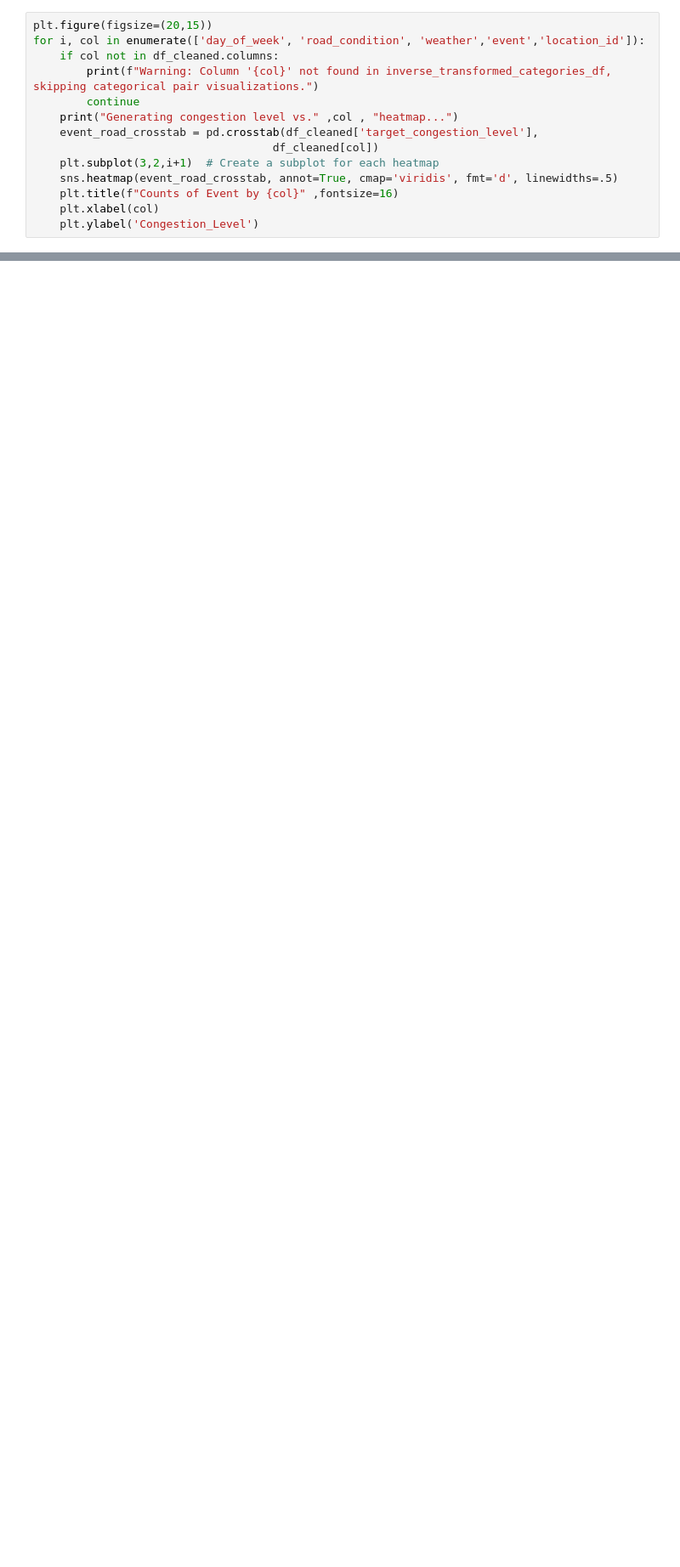
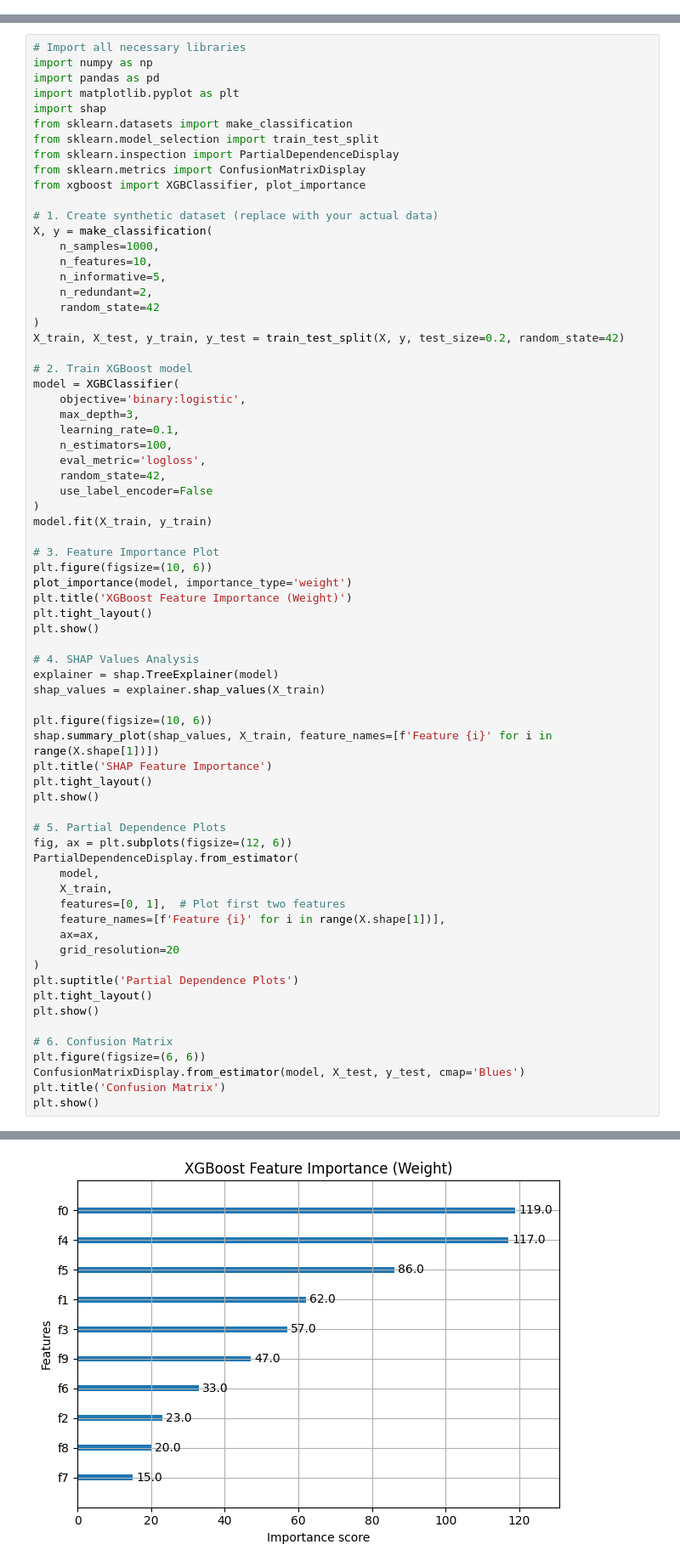
Before and after one commit to OmallaRoy/Machine-learining-project, a Jupyter notebook: traffic_forecasting.ipynb, the cells around one changed output, grey strips where cells are left out. Shown at 85% size. Saved outputs shown, nothing was run; the diff lists cells and outputs as text; blank space fills up the shorter version.

```diff
--- a/traffic_forecasting.ipynb
+++ b/traffic_forecasting.ipynb
@@ -678,14 +0,0 @@ All  visualizations have been generated.
-# %%
-plt.figure(figsize=(20,15))
-for i, col in enumerate(['day_of_week', 'road_condition', 'weather','event','location_id']):
-    if col not in df_cleaned.columns:
-        print(f"Warning: Column '{col}' not found in inverse_transformed_categories_df, skipping categorical pair visualizations.")
-        continue
-    print("Generating congestion level vs." ,col , "heatmap...")
-    event_road_crosstab = pd.crosstab(df_cleaned['target_congestion_level'],
-                                    df_cleaned[col])
-    plt.subplot(3,2,i+1)  # Create a subplot for each heatmap
-    sns.heatmap(event_road_crosstab, annot=True, cmap='viridis', fmt='d', linewidths=.5)
-    plt.title(f"Counts of Event by {col}" ,fontsize=16)
-    plt.xlabel(col)
-    plt.ylabel('Congestion_Level')
@@ -719,0 +568,71 @@ Events during Rainy Weather plot generated.
+# %%
+# Import all necessary libraries
+import numpy as np
+import pandas as pd
+import matplotlib.pyplot as plt
+import shap
+from sklearn.datasets import make_classification
+from sklearn.model_selection import train_test_split
+from sklearn.inspection import PartialDependenceDisplay
+from sklearn.metrics import ConfusionMatrixDisplay
+from xgboost import XGBClassifier, plot_importance
+
+# 1. Create synthetic dataset (replace with your actual data)
+X, y = make_classification(
+    n_samples=1000,
+    n_features=10,
+    n_informative=5,
+    n_redundant=2,
+    random_state=42
+)
+X_train, X_test, y_train, y_test = train_test_split(X, y, test_size=0.2, random_state=42)
+
+# 2. Train XGBoost model
+model = XGBClassifier(
+    objective='binary:logistic',
+    max_depth=3,
+    learning_rate=0.1,
+    n_estimators=100,
+    eval_metric='logloss',
+    random_state=42,
+    use_label_encoder=False
+)
+model.fit(X_train, y_train)
+
+# 3. Feature Importance Plot
+plt.figure(figsize=(10, 6))
+plot_importance(model, importance_type='weight')
+plt.title('XGBoost Feature Importance (Weight)')
+plt.tight_layout()
+plt.show()
+
+# 4. SHAP Values Analysis
+explainer = shap.TreeExplainer(model)
+shap_values = explainer.shap_values(X_train)
+
+plt.figure(figsize=(10, 6))
+shap.summary_plot(shap_values, X_train, feature_names=[f'Feature {i}' for i in range(X.shape[1])])
+plt.title('SHAP Feature Importance')
+plt.tight_layout()
+plt.show()
+
+# 5. Partial Dependence Plots
+fig, ax = plt.subplots(figsize=(12, 6))
+PartialDependenceDisplay.from_estimator(
+    model,
+    X_train,
+    features=[0, 1],  # Plot first two features
+    feature_names=[f'Feature {i}' for i in range(X.shape[1])],
+    ax=ax,
+    grid_resolution=20
+)
+plt.suptitle('Partial Dependence Plots')
+plt.tight_layout()
+plt.show()
+
+# 6. Confusion Matrix
+plt.figure(figsize=(6, 6))
+ConfusionMatrixDisplay.from_estimator(model, X_test, y_test, cmap='Blues')
+plt.title('Confusion Matrix')
+plt.show()
+# %% [output]
@@ -719,0 +643 @@ Events during Rainy Weather plot generated.
+[figure, added]
```
Also changed, not shown: parts of 76 cells of this notebook.
